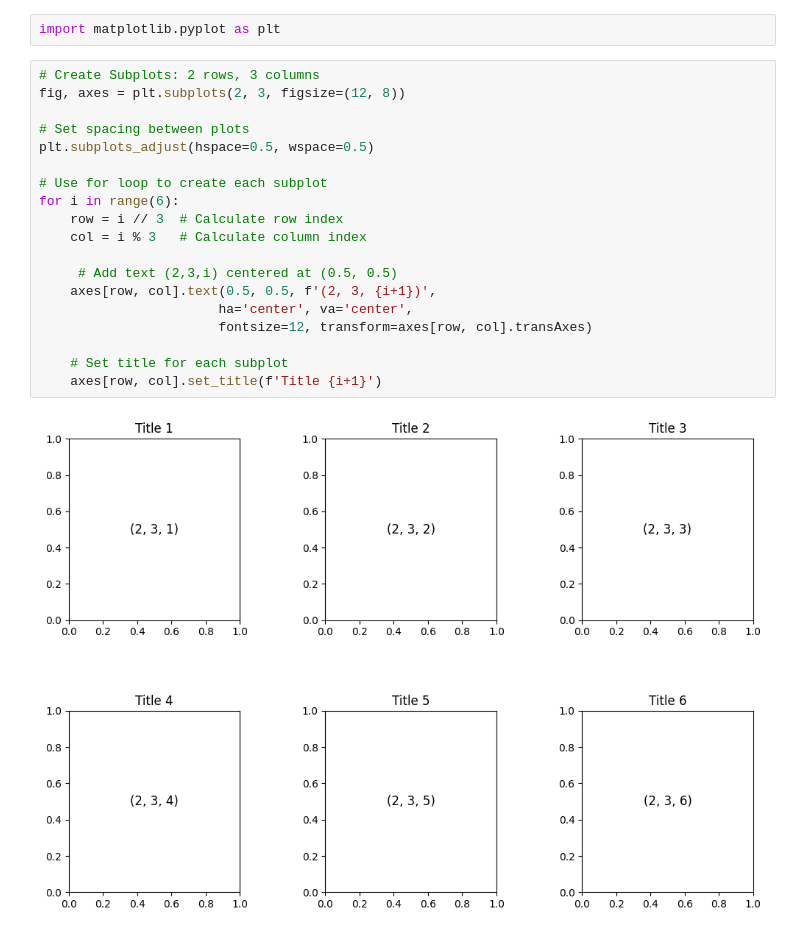
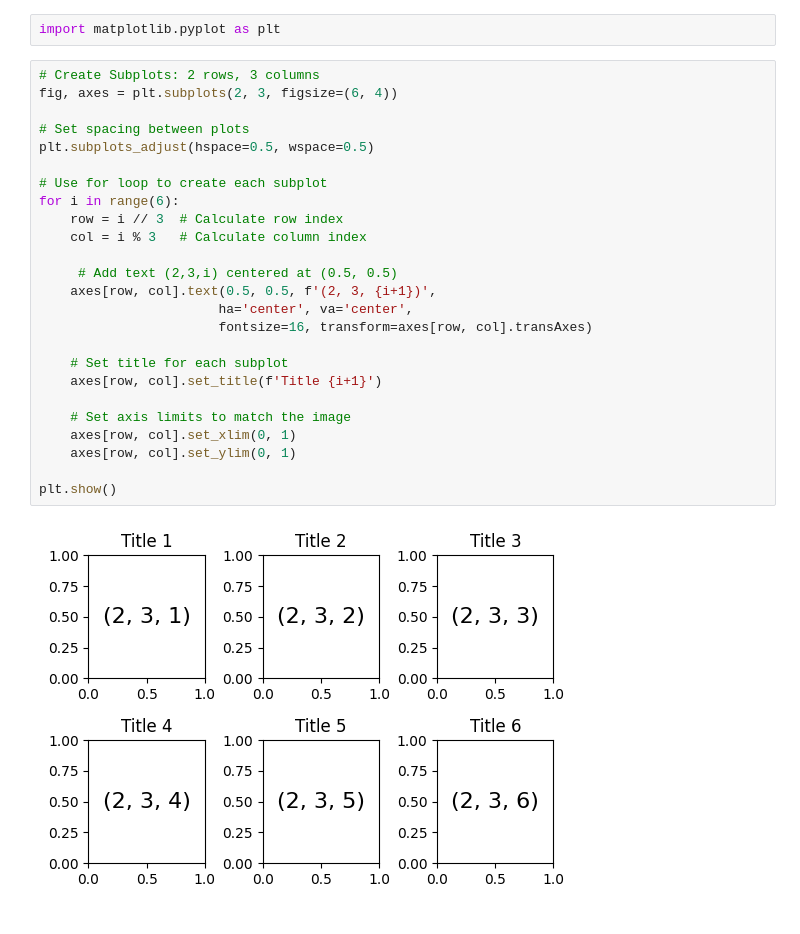
Before and after one commit to stkisengese/visualizations, a Jupyter notebook: ex05_matplotlib_subplots.ipynb, the cells around one changed output. Drawn from its saved outputs; the diff is of its cells as text.

```diff
--- a/ex05_matplotlib_subplots.ipynb
+++ b/ex05_matplotlib_subplots.ipynb
@@ -4,22 +4,28 @@
 import matplotlib.pyplot as plt
 # %%
 # Create Subplots: 2 rows, 3 columns
-fig, axes = plt.subplots(2, 3, figsize=(12, 8))
+fig, axes = plt.subplots(2, 3, figsize=(6, 4))
 
 # Set spacing between plots
 plt.subplots_adjust(hspace=0.5, wspace=0.5)
 
 # Use for loop to create each subplot
 for i in range(6):
     row = i // 3  # Calculate row index
     col = i % 3   # Calculate column index
 
      # Add text (2,3,i) centered at (0.5, 0.5)
     axes[row, col].text(0.5, 0.5, f'(2, 3, {i+1})',
                        ha='center', va='center',
-                       fontsize=12, transform=axes[row, col].transAxes)
+                       fontsize=16, transform=axes[row, col].transAxes)
 
     # Set title for each subplot
     axes[row, col].set_title(f'Title {i+1}')
+
+    # Set axis limits to match the image
+    axes[row, col].set_xlim(0, 1)
+    axes[row, col].set_ylim(0, 1)
+
+plt.show()
 # %% [output]
-[figure, old version]
+[figure, new version]
```
Also changed, not shown: parts of 1 cell of this notebook.
